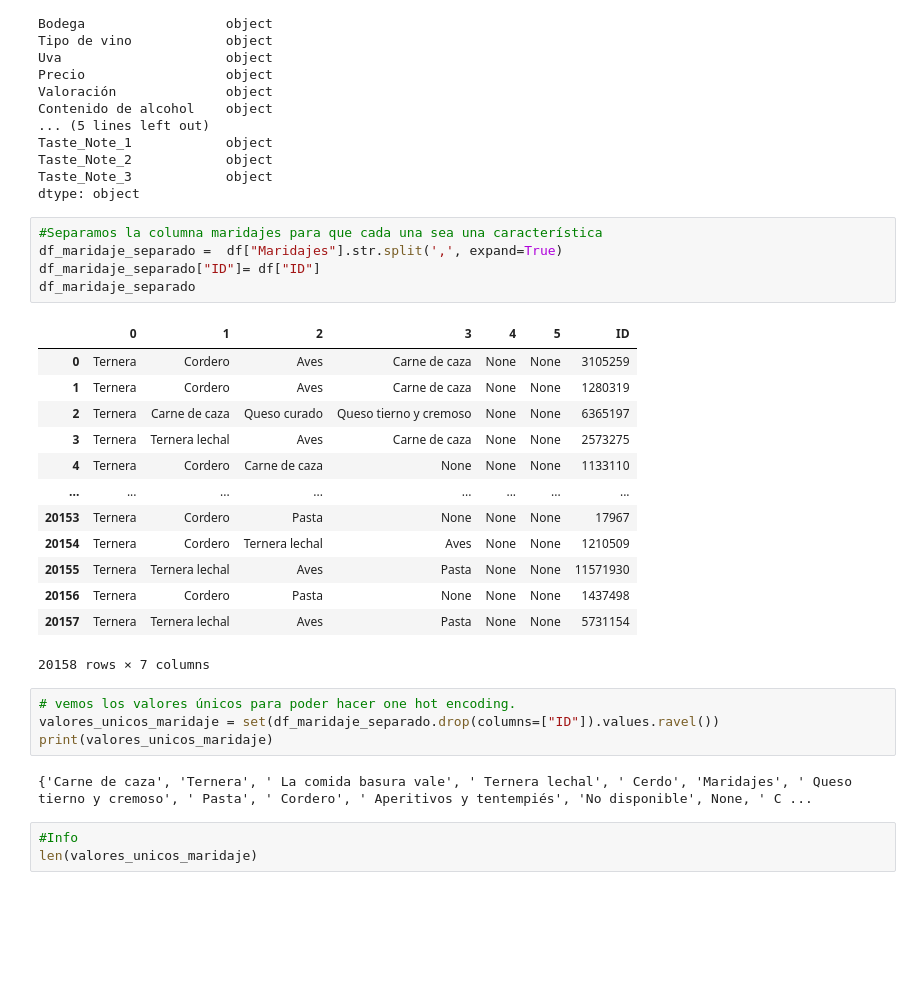
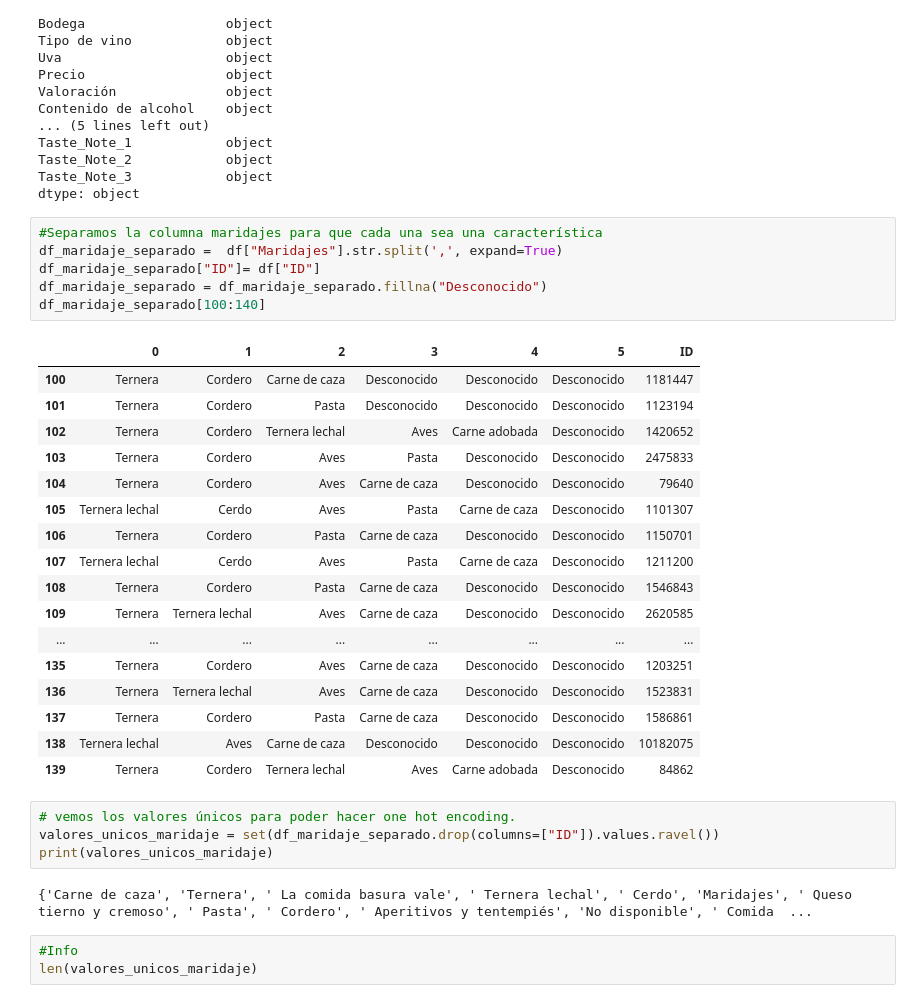
Before and after one commit to 4GeeksAcademy/Proyecto_grupo2_vinos, a Jupyter notebook: src/trabajo_csv.ipynb, the cells around one changed output. Saved outputs shown, nothing was run; the diff lists cells and outputs as text; blank space fills up the shorter version.

```diff
--- a/src/trabajo_csv.ipynb
+++ b/src/trabajo_csv.ipynb
@@ -102,28 +106,33 @@ dtype: object
 # %%
 #Separamos la columna maridajes para que cada una sea una característica
 df_maridaje_separado =  df["Maridajes"].str.split(',', expand=True)
 df_maridaje_separado["ID"]= df["ID"]
-df_maridaje_separado
+df_maridaje_separado = df_maridaje_separado.fillna("Desconocido")
+df_maridaje_separado[100:140]
 # %% [output]
 |  | 0 | 1 | 2 | 3 | 4 | 5 | ID |
-| 0 | Ternera | Cordero | Aves | Carne de caza | None | None | 3105259 |
-| 1 | Ternera | Cordero | Aves | Carne de caza | None | None | 1280319 |
-| 2 | Ternera | Carne de caza | Queso curado | Queso tierno y cremoso | None | None | 6365197 |
-| 3 | Ternera | Ternera lechal | Aves | Carne de caza | None | None | 2573275 |
-| 4 | Ternera | Cordero | Carne de caza | None | None | None | 1133110 |
+| 100 | Ternera | Cordero | Carne de caza | Desconocido | Desconocido | Desconocido | 1181447 |
+| 101 | Ternera | Cordero | Pasta | Desconocido | Desconocido | Desconocido | 1123194 |
+| 102 | Ternera | Cordero | Ternera lechal | Aves | Carne adobada | Desconocido | 1420652 |
+| 103 | Ternera | Cordero | Aves | Pasta | Desconocido | Desconocido | 2475833 |
+| 104 | Ternera | Cordero | Aves | Carne de caza | Desconocido | Desconocido | 79640 |
+| 105 | Ternera lechal | Cerdo | Aves | Pasta | Carne de caza | Desconocido | 1101307 |
+| 106 | Ternera | Cordero | Pasta | Carne de caza | Desconocido | Desconocido | 1150701 |
+| 107 | Ternera lechal | Cerdo | Aves | Pasta | Carne de caza | Desconocido | 1211200 |
+| 108 | Ternera | Cordero | Pasta | Carne de caza | Desconocido | Desconocido | 1546843 |
+| 109 | Ternera | Ternera lechal | Aves | Carne de caza | Desconocido | Desconocido | 2620585 |
 | ... | ... | ... | ... | ... | ... | ... | ... |
-| 20153 | Ternera | Cordero | Pasta | None | None | None | 17967 |
-| 20154 | Ternera | Cordero | Ternera lechal | Aves | None | None | 1210509 |
-| 20155 | Ternera | Ternera lechal | Aves | Pasta | None | None | 11571930 |
-| 20156 | Ternera | Cordero | Pasta | None | None | None | 1437498 |
-| 20157 | Ternera | Ternera lechal | Aves | Pasta | None | None | 5731154 |
+| 135 | Ternera | Cordero | Aves | Carne de caza | Desconocido | Desconocido | 1203251 |
+| 136 | Ternera | Ternera lechal | Aves | Carne de caza | Desconocido | Desconocido | 1523831 |
+| 137 | Ternera | Cordero | Pasta | Carne de caza | Desconocido | Desconocido | 1586861 |
+| 138 | Ternera lechal | Aves | Carne de caza | Desconocido | Desconocido | Desconocido | 10182075 |
+| 139 | Ternera | Cordero | Ternera lechal | Aves | Carne adobada | Desconocido | 84862 |
-20158 rows × 7 columns
 # %%
 # vemos los valores únicos para poder hacer one hot encoding.
 valores_unicos_maridaje = set(df_maridaje_separado.drop(columns=["ID"]).values.ravel())
 print(valores_unicos_maridaje)
 # %% [output]
-{'Carne de caza', 'Ternera', ' La comida basura vale', ' Ternera lechal', ' Cerdo', 'Maridajes', ' Queso tierno y cremoso', ' Pasta', ' Cordero', ' Aperitivos y tentempiés', 'No disponible', None, ' C ...
+{'Carne de caza', 'Ternera', ' La comida basura vale', ' Ternera lechal', ' Cerdo', 'Maridajes', ' Queso tierno y cremoso', ' Pasta', ' Cordero', ' Aperitivos y tentempiés', 'No disponible', ' Comida  ...
 # %%
 #Info
 len(valores_unicos_maridaje)
```
Also changed, not shown: parts of 31 cells of this notebook, 2 other files.
